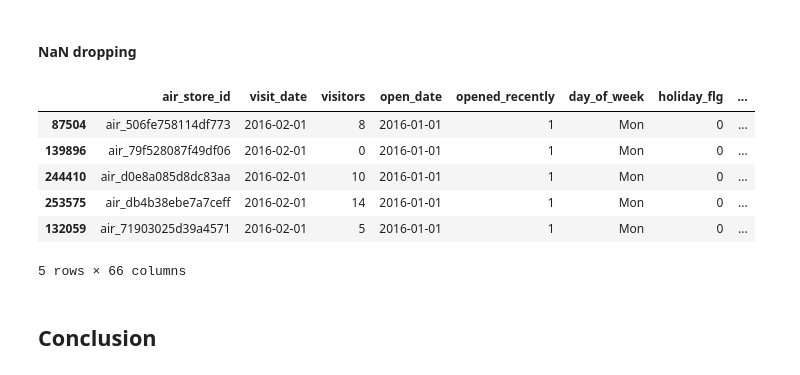
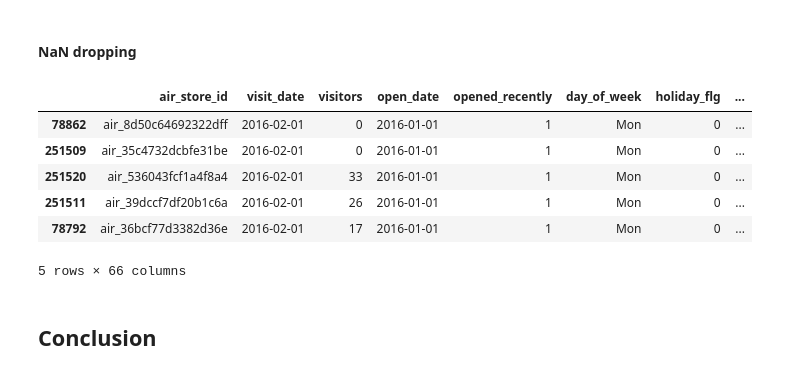
Before and after one commit to Lymuthien/mentoring_program, a Jupyter notebook: notebooks/2.0-feature-engineering.ipynb, the cells around one changed output. Drawn from its saved outputs; the diff is of its cells as text; code cells hidden in the pictures.

```diff
--- a/notebooks/2.0-feature-engineering.ipynb
+++ b/notebooks/2.0-feature-engineering.ipynb
@@ -435,16 +435,16 @@ plot_corr_matrix(corr)
 #### NaN dropping
 # %%
 air_visit_df.to_csv(PROCESSED_DATA_DIR / "air_visit.csv", index=False)
-air_visit_df = drop_first_month(air_visit_df).dropna()
+air_visit_df = drop_first_month(air_visit_df)
 air_visit_df = air_visit_df.sort_values(VISIT_DATE_COL)
 air_visit_df.head()
 # %% [output]
 |  | air_store_id | visit_date | visitors | open_date | opened_recently | day_of_week | holiday_flg | ... |
-| 87504 | air_506fe758114df773 | 2016-02-01 | 8 | 2016-01-01 | 1 | Mon | 0 | ... |
-| 139896 | air_79f528087f49df06 | 2016-02-01 | 0 | 2016-01-01 | 1 | Mon | 0 | ... |
-| 244410 | air_d0e8a085d8dc83aa | 2016-02-01 | 10 | 2016-01-01 | 1 | Mon | 0 | ... |
-| 253575 | air_db4b38ebe7a7ceff | 2016-02-01 | 14 | 2016-01-01 | 1 | Mon | 0 | ... |
-| 132059 | air_71903025d39a4571 | 2016-02-01 | 5 | 2016-01-01 | 1 | Mon | 0 | ... |
+| 78862 | air_8d50c64692322dff | 2016-02-01 | 0 | 2016-01-01 | 1 | Mon | 0 | ... |
+| 251509 | air_35c4732dcbfe31be | 2016-02-01 | 0 | 2016-01-01 | 1 | Mon | 0 | ... |
+| 251520 | air_536043fcf1a4f8a4 | 2016-02-01 | 33 | 2016-01-01 | 1 | Mon | 0 | ... |
+| 251511 | air_39dccf7df20b1c6a | 2016-02-01 | 26 | 2016-01-01 | 1 | Mon | 0 | ... |
+| 78792 | air_36bcf77d3382d36e | 2016-02-01 | 17 | 2016-01-01 | 1 | Mon | 0 | ... |
 5 rows × 66 columns
 # %%
 air_visit_df = air_visit_df.drop(columns=[OPEN_DATE_COL])
```
Also changed, not shown: parts of 9 cells of this notebook, 8 other files.
